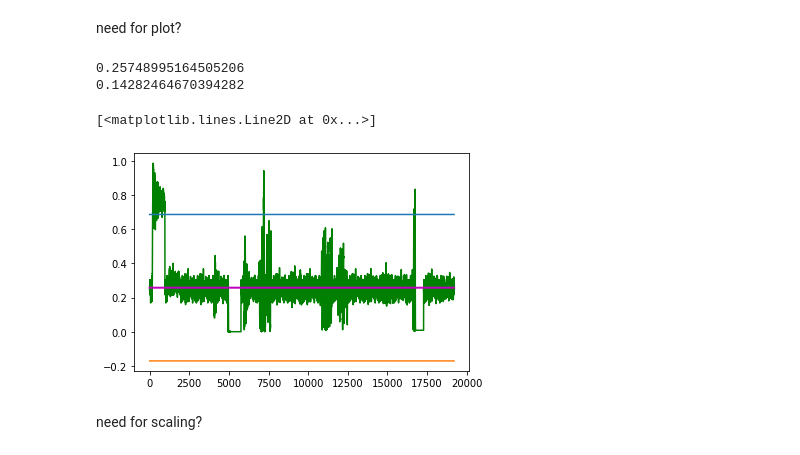
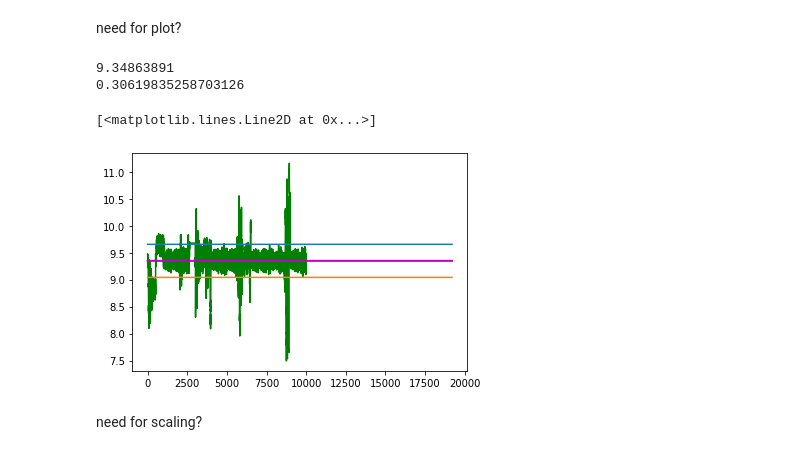
Before and after one commit to forouzanfallah/Fault-Tolerant-Control-Systems-TA-Class-Material, a Jupyter notebook: Homework_1.ipynb, the cells around one changed output. Cells and saved outputs as stored; diff of their text form; code cells hidden in the pictures.

```diff
--- a/Homework_1.ipynb
+++ b/Homework_1.ipynb
@@ -118,24 +240,25 @@ X.drop('continent', axis=1).head()
 # %%
-x = X.iloc[:,4:]
+x = data_train.iloc[:,4:]
 # %% [markdown]
 need for plot?
 # %%
-a= x['xmeas_1'].values
+# a= x['xmeas_1'].values
+a= x[7].values
 mean = np.mean(a)
 std = np.std(a)
 print(mean)
 print(std)
 # %% [output]
-0.25748995164505206
-0.14282464670394282
+9.34863891
+0.30619835258703126
 # %%
 plt.plot(a, 'g-', markersize = 3)
 plt.plot(mean*np.ones(19200), 'm-', linewidth = 2)
-plt.plot((mean+3*std)*np.ones(19200))
-plt.plot((mean-3*std)*np.ones(19200))
+plt.plot((mean+1*std)*np.ones(19200))
+plt.plot((mean-1*std)*np.ones(19200))
 # %% [output]
 [<matplotlib.lines.Line2D at 0x...>]
-[figure, old version]
+[figure, new version]
 # %% [markdown]
 need for scaling?
 # %%
```
Also changed, not shown: parts of 15 cells of this notebook.
